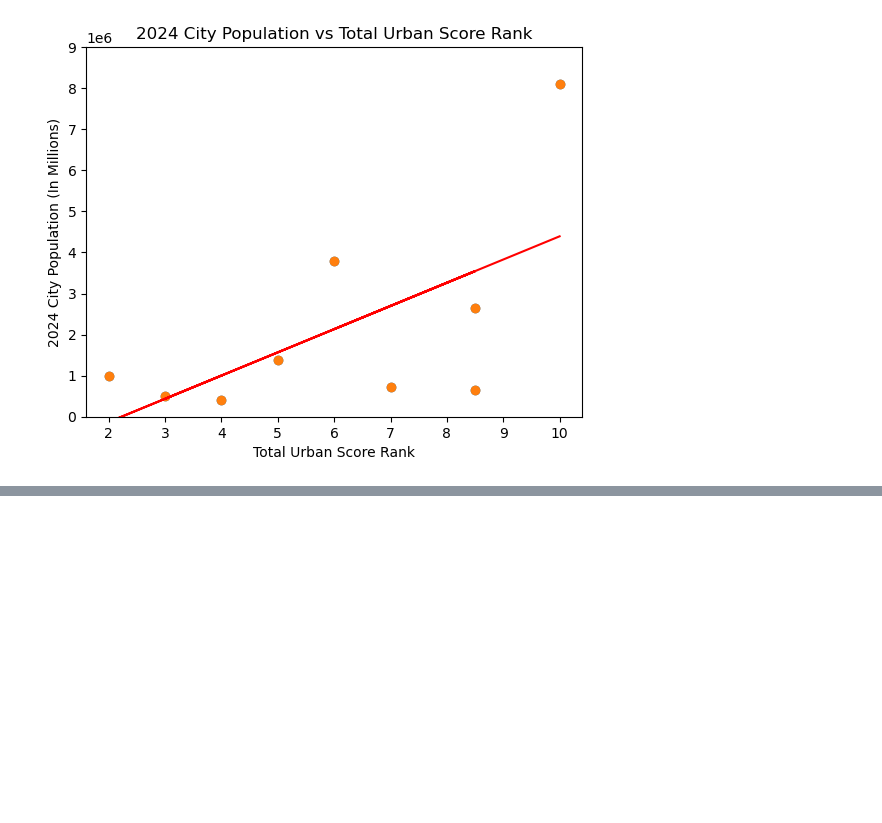
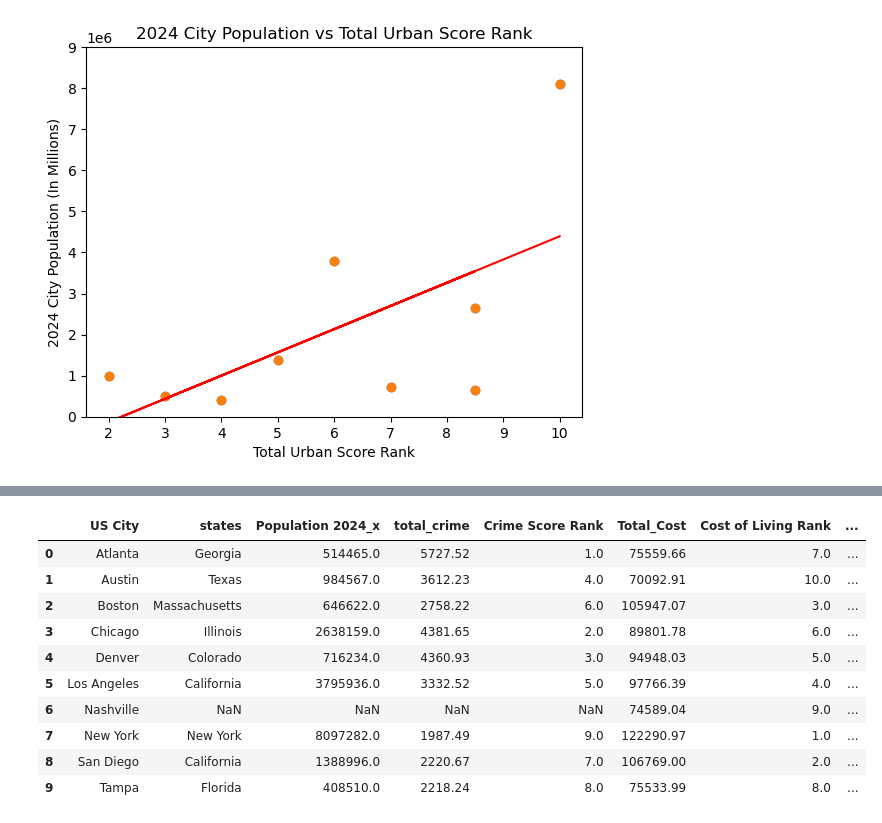
Before and after one commit to benschatz97/group_project_1, a Jupyter notebook: benproject1.ipynb, the cells around one changed output, grey strips where cells are left out. Cells and saved outputs as stored; diff of their text form; code cells hidden in the pictures; blank space fills up the shorter version.

```diff
--- a/benproject1.ipynb
+++ b/benproject1.ipynb
@@ -887,0 +948,4 @@ plt.scatter(xu, yu)
+# %%
+#re-set index for merging
+cities_crime_rates_clean_reset_df = cities_crime_rates_clean.reset_index()
+cities_crime_rates_clean_reset_df
@@ -887,0 +963,7 @@ plt.scatter(xu, yu)
+# %%
+#rename columns for merging
+cities_crime_rates_clean_reset_df.rename(columns={
+    'cities': 'US City',
+    'total crime score': 'Crime Score Rank'
+}, inplace=True)
+cities_crime_rates_clean_reset_df
@@ -887,0 +981,4 @@ plt.scatter(xu, yu)
+# %%
+#Merge the cost of living and crime ranking data frames
+first_merge_df = pd.merge(cities_crime_rates_clean_reset_df, rank_total_cost_df, on='US City', how='outer')
+first_merge_df
@@ -887,0 +997,4 @@ plt.scatter(xu, yu)
+# %%
+#rename column in data frame to specify cost of living rank
+first_merge_df.rename(columns={'Rank': 'Cost of Living Rank'}, inplace=True)
+first_merge_df
@@ -887,0 +1013,16 @@ plt.scatter(xu, yu)
+# %%
+#Merge the new data frame with the urban connectivity ranking dataframe
+second_merge_df = pd.merge(first_merge_df, cleaned_popurban_df, on='US City', how='outer')
+second_merge_df
+# %% [output]
+|  | US City | states | Population 2024_x | total_crime | Crime Score Rank | Total_Cost | Cost of Living Rank | ... |
+| 0 | Atlanta | Georgia | 514465.0 | 5727.52 | 1.0 | 75559.66 | 7.0 | ... |
+| 1 | Austin | Texas | 984567.0 | 3612.23 | 4.0 | 70092.91 | 10.0 | ... |
+| 2 | Boston | Massachusetts | 646622.0 | 2758.22 | 6.0 | 105947.07 | 3.0 | ... |
+| 3 | Chicago | Illinois | 2638159.0 | 4381.65 | 2.0 | 89801.78 | 6.0 | ... |
+| 4 | Denver | Colorado | 716234.0 | 4360.93 | 3.0 | 94948.03 | 5.0 | ... |
+| 5 | Los Angeles | California | 3795936.0 | 3332.52 | 5.0 | 97766.39 | 4.0 | ... |
+| 6 | Nashville | NaN | NaN | NaN | NaN | 74589.04 | 9.0 | ... |
+| 7 | New York | New York | 8097282.0 | 1987.49 | 9.0 | 122290.97 | 1.0 | ... |
+| 8 | San Diego | California | 1388996.0 | 2220.67 | 7.0 | 106769.00 | 2.0 | ... |
+| 9 | Tampa | Florida | 408510.0 | 2218.24 | 8.0 | 75533.99 | 8.0 | ... |
```
Also changed, not shown: parts of 19 cells of this notebook, 4 other files.
